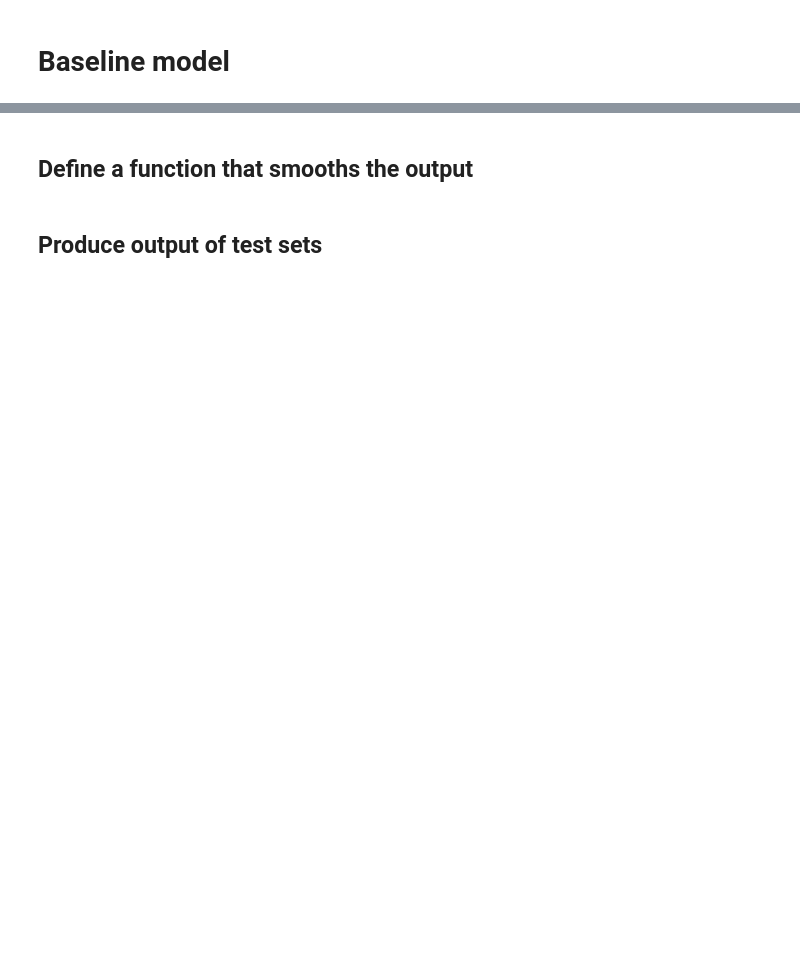
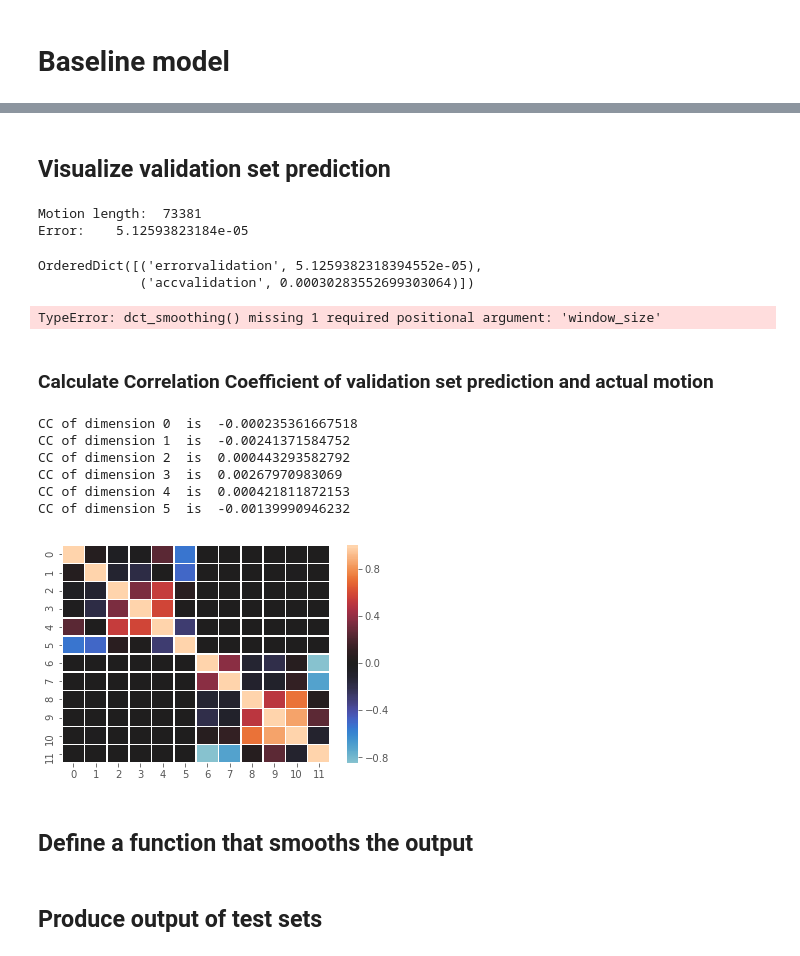
Before and after one commit to CynthiaCXY/HeadMotionSynthesis, a Jupyter notebook: baseline_model_RV.ipynb, the cells around one changed output, grey strips where cells are left out. Cells and saved outputs as stored; diff of their text form; code cells hidden in the pictures; blank space fills up the shorter version.

```diff
--- a/baseline_model_RV.ipynb
+++ b/baseline_model_RV.ipynb
@@ -117,3 +122,67 @@ ax_1.set_xlabel('Epoch number')
+# %% [markdown]
+## Visualize validation set prediction
+# %%
+motion_data = np.load('data/Twitter/validation_extro.npz')['targets']
+print("Motion length: ", motion_data.shape[0])
+result, evaluation = optimiser.eval_test_set(valid_data, 'validation')
+prediction = result[-1]
+print('Error:    ' + str(evaluation['errorvalidation']))
+# %% [output]
+Motion length:  73381
+Error:    5.12593823184e-05
+# %%
+evaluation
+# %% [output]
+OrderedDict([('errorvalidation', 5.1259382318394552e-05),
+             ('accvalidation', 0.00030283552699303064)])
+# %%
+prediction_smooth = smooth_prediction(prediction)
+prediction_smooth = dct_smoothing(prediction_smooth[:30000,:], 10000)
+# %% [output]
+TypeError: dct_smoothing() missing 1 required positional argument: 'window_size'
+# %%
+# Two subplots, the axes array is 1-d
+# trail = prediction[0:5000,0]
+# trail_freq = np.zeros(trail.shape)
+# trail_freq[:500] = dct(trail, norm="ortho")[:500]
+# trail_smooth = dct(trail_freq, 3, norm="ortho")
+
+f, axarr = plt.subplots(4, sharex=True, figsize=(17,8))
+axarr[0].plot(motion_data[:30000,0], color = 'cadetblue')
+axarr[0].set_title('Actual motion data')
+axarr[1].plot(prediction[:30000,0], color = 'cadetblue')
+axarr[1].set_title('Raw prediction')
+
+# First smoothing, naive
+prediction_smooth = smooth_prediction(prediction)
+axarr[2].plot(prediction_smooth[:30000,0], color = 'cadetblue')
+axarr[2].set_title('Smoothed prediction')
+
+# Second smoothing, dct
+prediction_dct = dct_smoothing(prediction_smooth, 1000)
+axarr[3].plot(prediction_dct[:30000,0], color = 'cadetblue')
+axarr[3].set_title('DCT smoothed prediction')
+plt.suptitle('Validation, comparison on dimention 1', size = 20)
+plt.show()
+# %% [markdown]
+### Calculate Correlation Coefficient of validation set prediction and actual motion
+# %%
+motion_transpose = np.array(motion_data.transpose())
+prediction_transpose = np.array(prediction_dct.transpose())
+
+pearson_correlation_coefficient = np.corrcoef(motion_transpose[:6], prediction_transpose[:6])
+sns.heatmap(pearson_correlation_coefficient, center=0, linewidths=.5)
+
+for i in range(6):
+    print("CC of dimension {}".format(i), " is ", pearson_correlation_coefficient[i,i+6])
+# %% [output]
+CC of dimension 0  is  -0.000235361667518
+CC of dimension 1  is  -0.00241371584752
+CC of dimension 2  is  0.000443293582792
+CC of dimension 3  is  0.00267970983069
+CC of dimension 4  is  0.000421811872153
+CC of dimension 5  is  -0.00139990946232
+[figure, added]
 # %% [markdown]
 ## Define a function that smooths the output
 # %%
```
Also changed, not shown: parts of 8 cells of this notebook, 55 other files.
